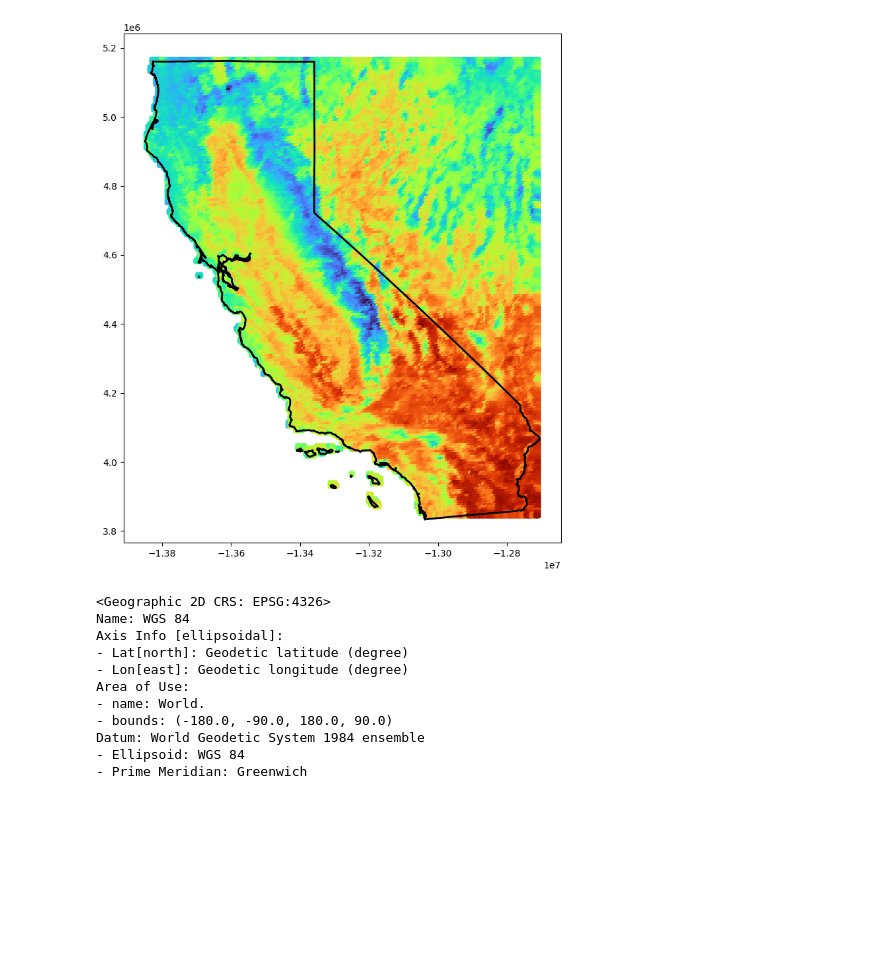
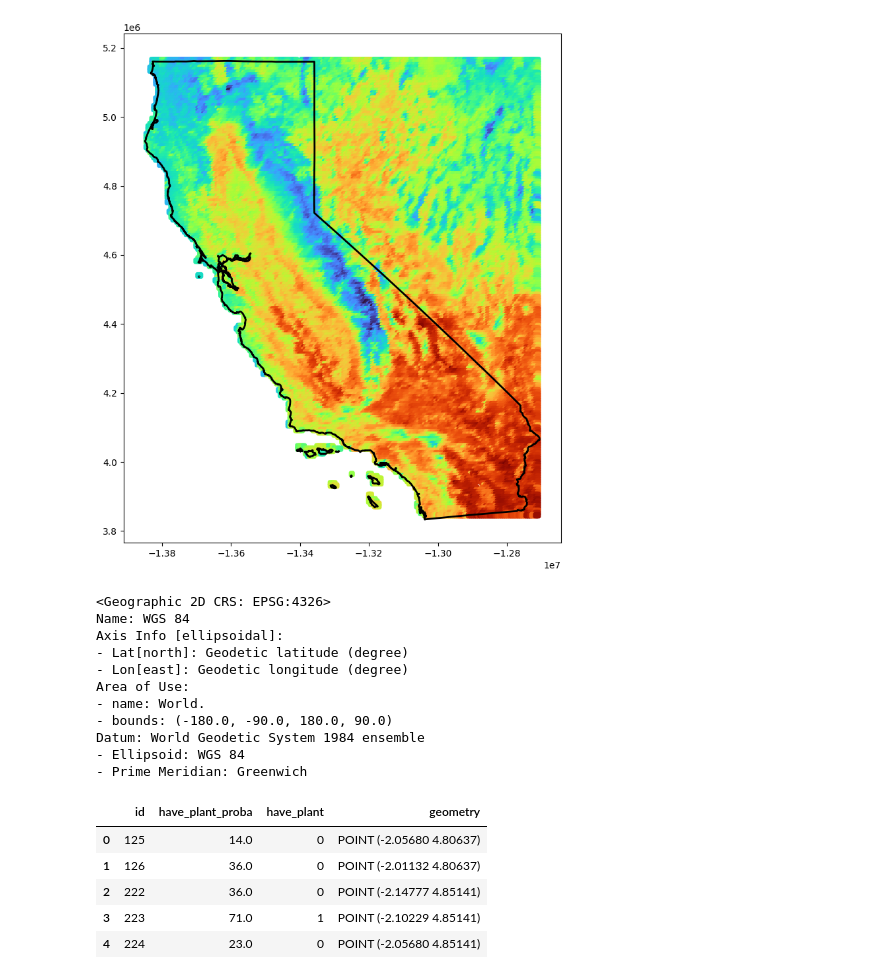
Before and after one commit to mashafif/illuminating_horizons, a Jupyter notebook: data_exploration/Pipelining.ipynb, the cells around one changed output. Drawn from its saved outputs; the diff is of its cells as text; code cells hidden in the pictures; blank space fills up the shorter version.

```diff
--- a/data_exploration/Pipelining.ipynb
+++ b/data_exploration/Pipelining.ipynb
@@ -2769,3 +2754,12 @@ Area of Use:
 Datum: World Geodetic System 1984 ensemble
 - Ellipsoid: WGS 84
 - Prime Meridian: Greenwich
+# %%
+gdf.head()
+# %% [output]
+|  | id | have_plant_proba | have_plant | geometry |
+| 0 | 125 | 14.0 | 0 | POINT (-2.05680 4.80637) |
+| 1 | 126 | 36.0 | 0 | POINT (-2.01132 4.80637) |
+| 2 | 222 | 36.0 | 0 | POINT (-2.14777 4.85141) |
+| 3 | 223 | 71.0 | 1 | POINT (-2.10229 4.85141) |
+| 4 | 224 | 23.0 | 0 | POINT (-2.05680 4.85141) |
```
Also changed, not shown: parts of 5 cells of this notebook, 6 other files.
